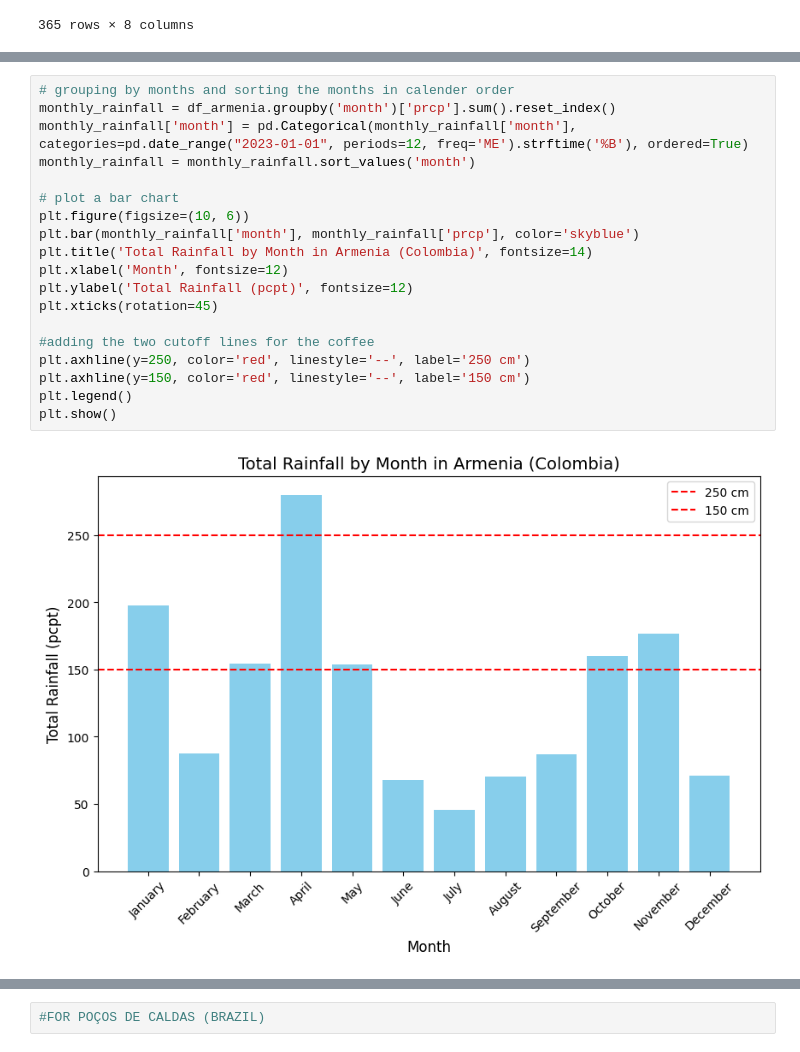
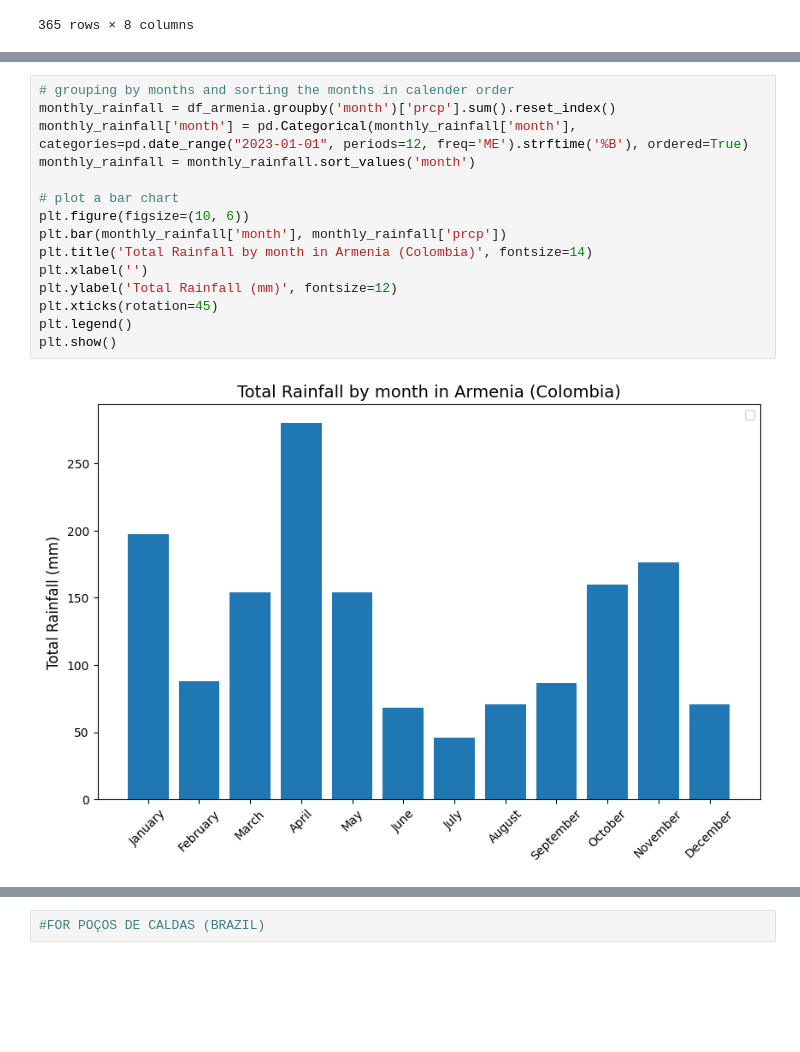
Before and after one commit to shadzic/ESMT_2024_DataScraping_Students, a Jupyter notebook: main_all_cities.ipynb, the cells around one changed output, grey strips where cells are left out. Drawn from its saved outputs; the diff is of its cells as text; blank space fills up the shorter version.

```diff
--- a/main_all_cities.ipynb
+++ b/main_all_cities.ipynb
@@ -135,24 +135,20 @@ plt.show()
 # %%
 # grouping by months and sorting the months in calender order
 monthly_rainfall = df_armenia.groupby('month')['prcp'].sum().reset_index()
 monthly_rainfall['month'] = pd.Categorical(monthly_rainfall['month'], categories=pd.date_range("2023-01-01", periods=12, freq='ME').strftime('%B'), ordered=True)
 monthly_rainfall = monthly_rainfall.sort_values('month')
 
 # plot a bar chart
 plt.figure(figsize=(10, 6))
-plt.bar(monthly_rainfall['month'], monthly_rainfall['prcp'], color='skyblue')
-plt.title('Total Rainfall by Month in Armenia (Colombia)', fontsize=14)
-plt.xlabel('Month', fontsize=12)
-plt.ylabel('Total Rainfall (pcpt)', fontsize=12)
+plt.bar(monthly_rainfall['month'], monthly_rainfall['prcp'])
+plt.title('Total Rainfall by month in Armenia (Colombia)', fontsize=14)
+plt.xlabel('')
+plt.ylabel('Total Rainfall (mm)', fontsize=12)
 plt.xticks(rotation=45)
-
-#adding the two cutoff lines for the coffee
-plt.axhline(y=250, color='red', linestyle='--', label='250 cm')
-plt.axhline(y=150, color='red', linestyle='--', label='150 cm')
 plt.legend()
 plt.show()
 # %% [output]
-[figure, old version]
+[figure, new version]
 # %%
 # grouping by months and sorting the months in calender order
 monthly_avg_wspd = df_armenia.groupby('month')['wspd'].mean().reset_index()
```
Also changed, not shown: parts of 11 cells of this notebook.
